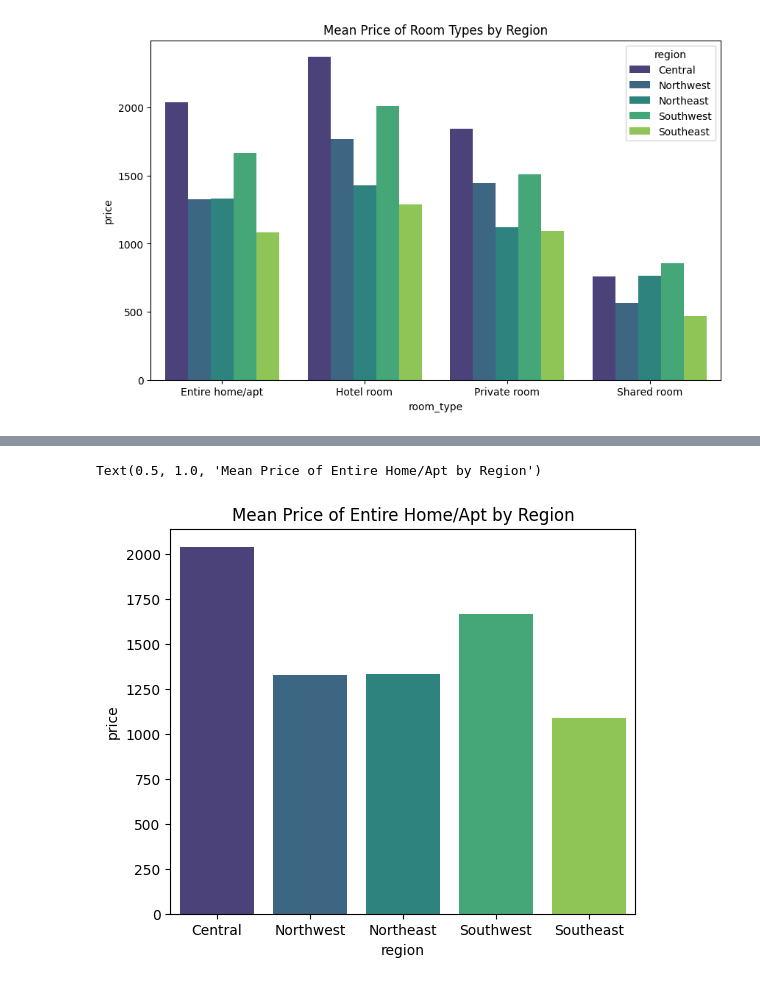
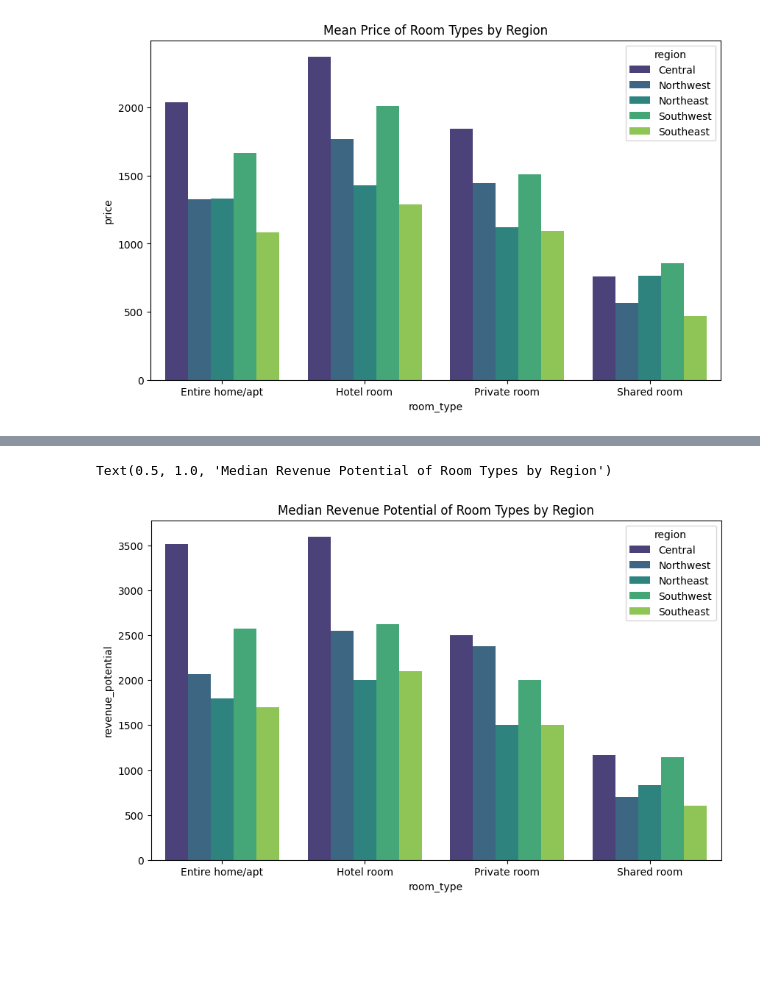
Before and after one commit to amfejosi/Module2Capstone, a Jupyter notebook: Capstone2 - EDA.ipynb, the cells around one changed output, grey strips where cells are left out. Cells and saved outputs as stored; diff of their text form; code cells hidden in the pictures; blank space fills up the shorter version.

```diff
--- a/Capstone2 - EDA.ipynb
+++ b/Capstone2 - EDA.ipynb
@@ -36 +78,12 @@ sr_df = df[df["room_type"] == "Shared room"]
+# %%
+# create numerical values for the ordinal values in reviews_activity and reviews_engagement
+df["reviews_activity_num"] = df["reviews_activity"].map({"Low": 1, "Moderate": 2, "High": 3})
+df["reviews_activity_num"] = df["reviews_activity_num"].astype(int)
+# %%
+df["reviews_engagement_num"] = df["reviews_engagement"].map({"Low": 1, "Moderate": 2, "High": 3})
+# %%
+df = df[["id", "host_id", "neighbourhood", "region", "room_type", "price", "minimum_nights", "reviews_count_bc", "reviews_activity", "reviews_activity_num", "reviews_month_bc", "reviews_engagement", "reviews_engagement_num"]]
+# %%
+# revenue potential estimation
+df["revenue_potential"] = df["price"] * df["reviews_activity_num"]
 # %%
@@ -45,7 +139,8 @@ eha_df.head()
 # %%
-plt.figure(figsize=(6, 5))
-sns.barplot(x = "region", y = "price", data = eha_df, hue = "region", estimator=np.mean, errorbar= None, palette="viridis")
-plt.title("Mean Price of Entire Home/Apt by Region")
+# bar graph showing the difference in revenue potential for each room_type in the different regions
+plt.figure(figsize=(10, 6))
+sns.barplot(x = "room_type", y = "revenue_potential", data = df, hue = "region", estimator=np.median, errorbar= None, palette="viridis")
+plt.title("Median Revenue Potential of Room Types by Region")
 # %% [output]
-Text(0.5, 1.0, 'Mean Price of Entire Home/Apt by Region')
+Text(0.5, 1.0, 'Median Revenue Potential of Room Types by Region')
-[figure, old version]
+[figure, new version]
```
Also changed, not shown: parts of 27 cells of this notebook, 2 other files.
